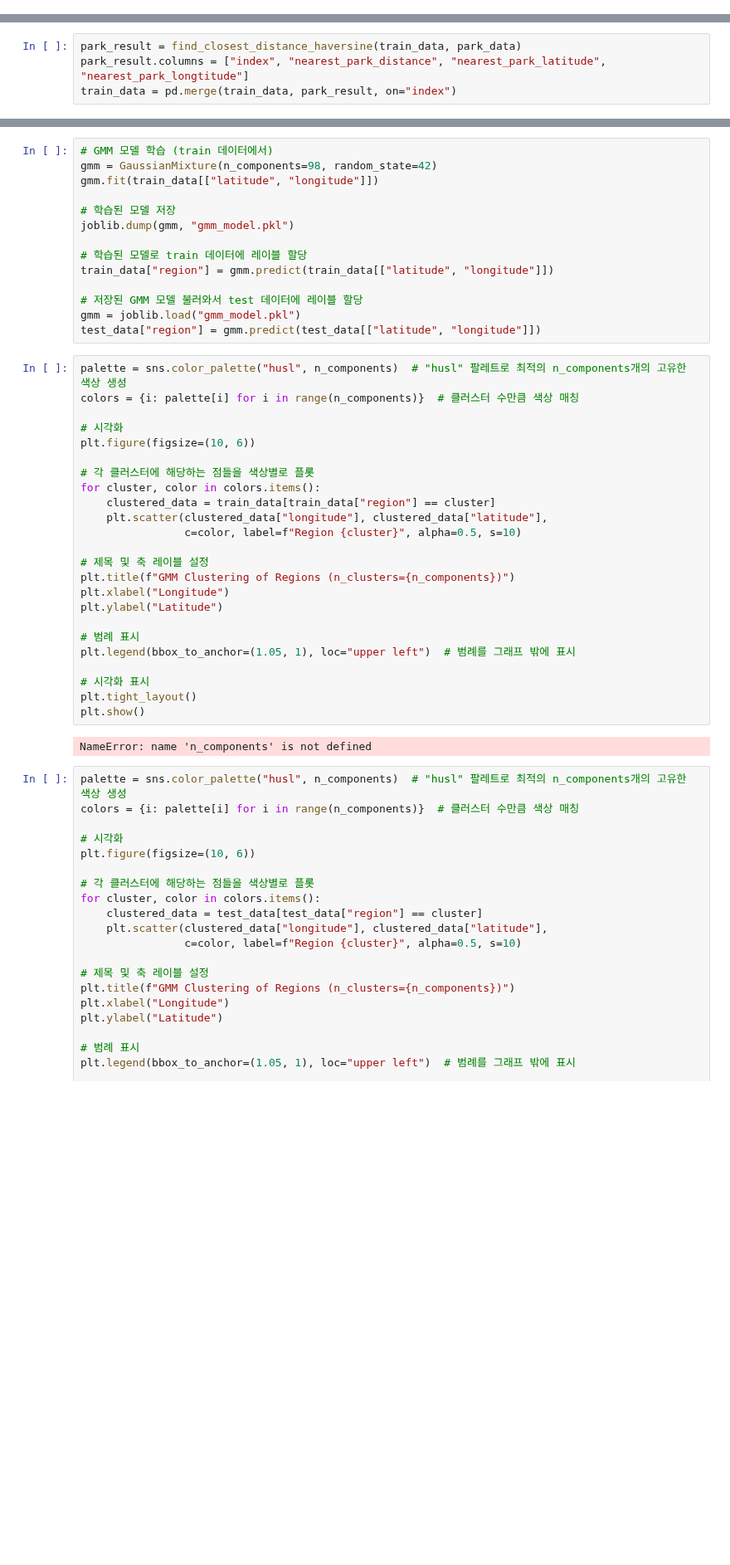
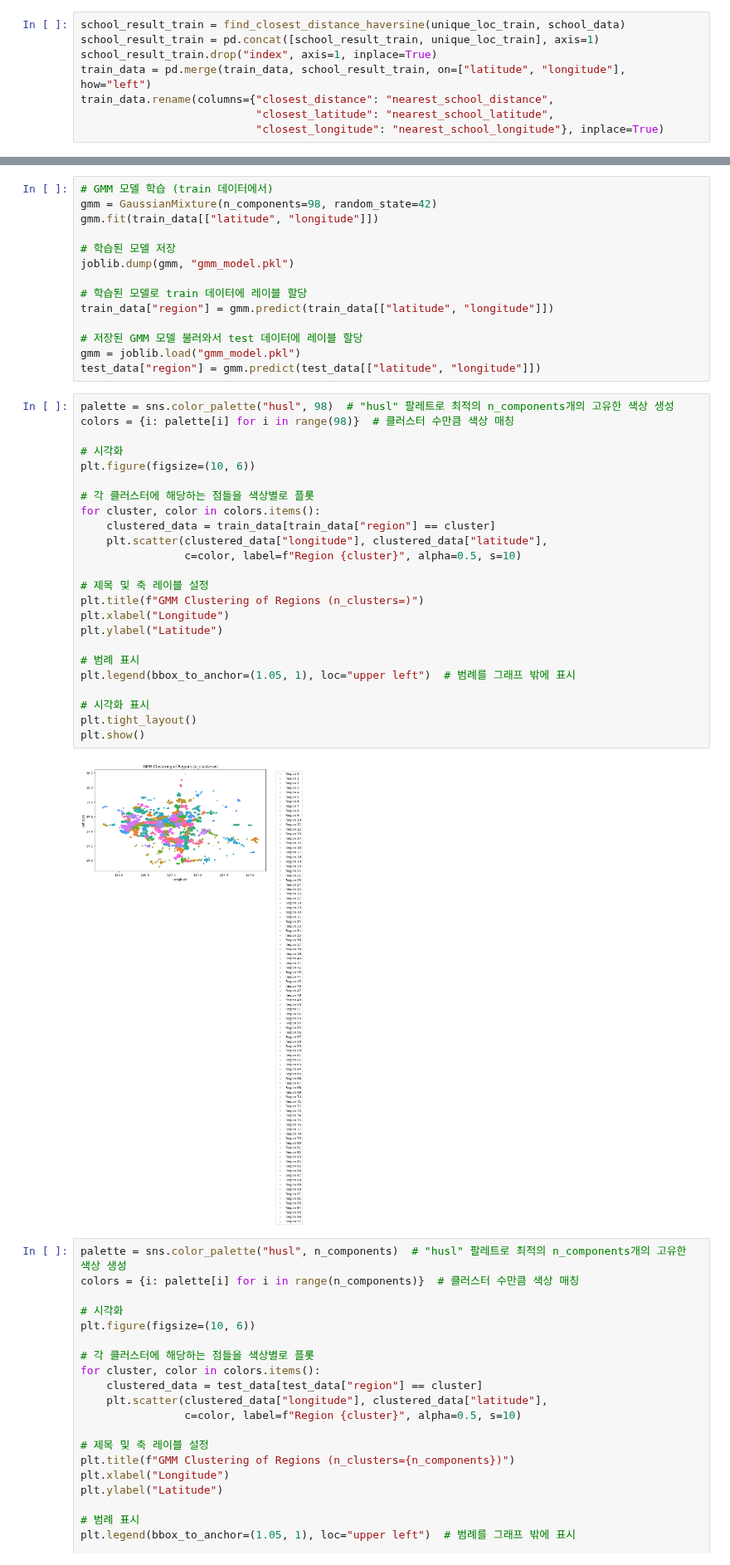
Before and after one commit to boostcampaitech7/level2-competitiveds-recsys-03, a Jupyter notebook: baseline_model_cluster.ipynb, the cells around one changed output, grey strips where cells are left out. Shown at 83% size. Saved outputs shown, nothing was run; the diff lists cells and outputs as text; blank space fills up the shorter version.

```diff
--- a/baseline_model_cluster.ipynb
+++ b/baseline_model_cluster.ipynb
@@ -178,0 +183,8 @@ test_data = pd.merge(test_data, school_result, on="index")
+# %%
+school_result_train = find_closest_distance_haversine(unique_loc_train, school_data)
+school_result_train = pd.concat([school_result_train, unique_loc_train], axis=1)
+school_result_train.drop("index", axis=1, inplace=True)
+train_data = pd.merge(train_data, school_result_train, on=["latitude", "longitude"], how="left")
+train_data.rename(columns={"closest_distance": "nearest_school_distance",
+                           "closest_latitude": "nearest_school_latitude",
+                           "closest_longitude": "nearest_school_longitude"}, inplace=True)
@@ -179,6 +199,2 @@ test_data = pd.merge(test_data, school_result, on="index")
 # %% [markdown]
 ### park 병합
-# %%
-park_result = find_closest_distance_haversine(train_data, park_data)
-park_result.columns = ["index", "nearest_park_distance", "nearest_park_latitude", "nearest_park_longtitude"]
-train_data = pd.merge(train_data, park_result, on="index")
@@ -325,31 +362,31 @@ train_data["region"] = gmm.predict(train_data[["latitude", "longitude"]])
 gmm = joblib.load("gmm_model.pkl")
 test_data["region"] = gmm.predict(test_data[["latitude", "longitude"]])
 # %%
-palette = sns.color_palette("husl", n_components)  # "husl" 팔레트로 최적의 n_components개의 고유한 색상 생성
-colors = {i: palette[i] for i in range(n_components)}  # 클러스터 수만큼 색상 매칭
+palette = sns.color_palette("husl", 98)  # "husl" 팔레트로 최적의 n_components개의 고유한 색상 생성
+colors = {i: palette[i] for i in range(98)}  # 클러스터 수만큼 색상 매칭
 
 # 시각화
 plt.figure(figsize=(10, 6))
 
 # 각 클러스터에 해당하는 점들을 색상별로 플롯
 for cluster, color in colors.items():
     clustered_data = train_data[train_data["region"] == cluster]
     plt.scatter(clustered_data["longitude"], clustered_data["latitude"],
                 c=color, label=f"Region {cluster}", alpha=0.5, s=10)
 
 # 제목 및 축 레이블 설정
-plt.title(f"GMM Clustering of Regions (n_clusters={n_components})")
+plt.title(f"GMM Clustering of Regions (n_clusters=)")
 plt.xlabel("Longitude")
 plt.ylabel("Latitude")
 
 # 범례 표시
 plt.legend(bbox_to_anchor=(1.05, 1), loc="upper left")  # 범례를 그래프 밖에 표시
 
 # 시각화 표시
 plt.tight_layout()
 plt.show()
 # %% [output]
-NameError: name 'n_components' is not defined
+[figure, added]
 # %%
 palette = sns.color_palette("husl", n_components)  # "husl" 팔레트로 최적의 n_components개의 고유한 색상 생성
 colors = {i: palette[i] for i in range(n_components)}  # 클러스터 수만큼 색상 매칭
```
Also changed, not shown: parts of 21 cells of this notebook.
